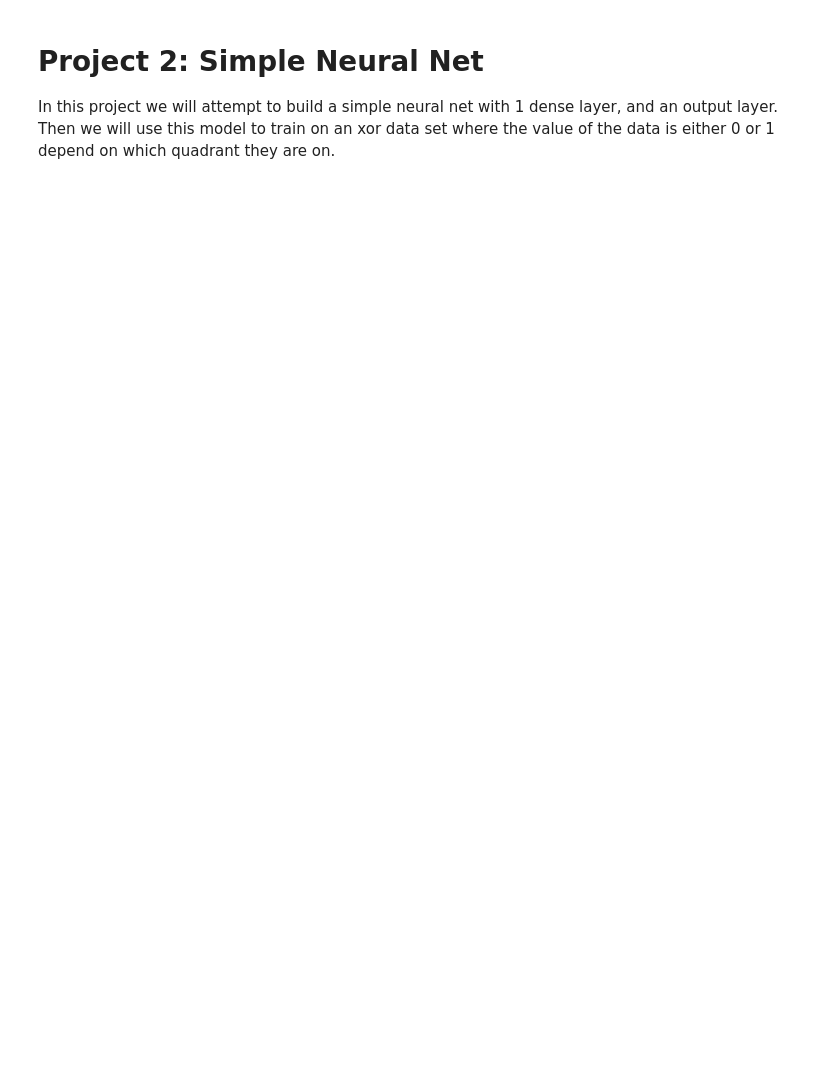
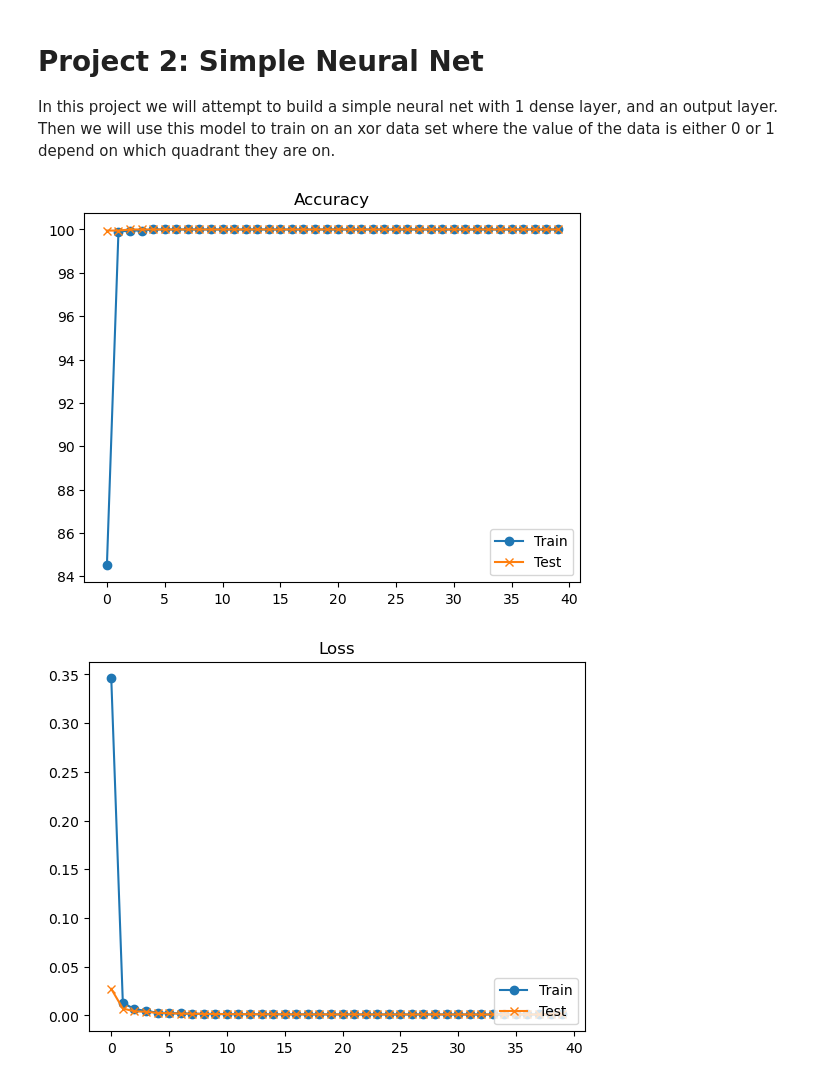
Before and after one commit to nhatthanhtran/Math228_DataScience, a Jupyter notebook: Project2/Project2.ipynb, the cells around one changed output. Cells and saved outputs as stored; diff of their text form; code cells hidden in the pictures; blank space fills up the shorter version.

```diff
--- a/Project2/Project2.ipynb
+++ b/Project2/Project2.ipynb
@@ -103,40 +103,38 @@ def create_square_data():
     return data_set
 
 
 lr = ExponentialDecay(1.0, decay_steps=20, decay_rate=0.9, name="exponential_decay_schedule")
-lr = 2
 batch_size = 64
 num_epochs = 40
 dtype = tf.float64
 model = FullyConnectedNet(2,1,'sigmoid')
 
-loss_object = tf.keras.losses.BinaryCrossentropy(from_logits=True)
+loss_object = tf.keras.losses.BinaryCrossentropy()
 optimizer = tf.keras.optimizers.Nadam(learning_rate=lr)
-train_loss = tf.keras.metrics.BinaryCrossentropy(from_logits=True)
+train_loss = tf.keras.metrics.BinaryCrossentropy()
 train_accuracy = tf.keras.metrics.BinaryAccuracy(name='binary_accuracy')
-test_loss = tf.keras.metrics.BinaryCrossentropy(from_logits=True)
+test_loss = tf.keras.metrics.BinaryCrossentropy()
 test_accuracy = tf.keras.metrics.BinaryAccuracy(name='binary_accuracy')
 training_data = np.loadtxt("training_data.txt")
 test_data = np.loadtxt("test_data.txt")
 training_data = tf.convert_to_tensor(training_data, dtype=dtype)
 test_data = tf.convert_to_tensor(test_data, dtype=dtype)
 X_train, y_train = training_data[:,1:], training_data[:,0]
 X_test, y_test = training_data[:,1:], training_data[:,0]
 
 train_ds = tf.data.Dataset.from_tensor_slices(
     (X_train, y_train)
 )
 
 
 test_ds = tf.data.Dataset.from_tensor_slices(
     (X_test, y_test)
 )
 
-# train(model, train_ds, loss_object, num_epochs, optimizer, train_loss, train_accuracy,
-#     test_ds, test_loss, test_accuracy)
-train_ds = create_square_data()
-test_ds = create_square_data()
+# train_ds = create_square_data()
+# test_ds = create_square_data()
 train(model, train_ds, loss_object, num_epochs, optimizer, train_loss, train_accuracy,
     test_ds, test_loss, test_accuracy, batch_size)
-
-a=1
+# %% [output]
+[figure, added]
+[figure, added]
```
Also changed, not shown: parts of 3 cells of this notebook.
